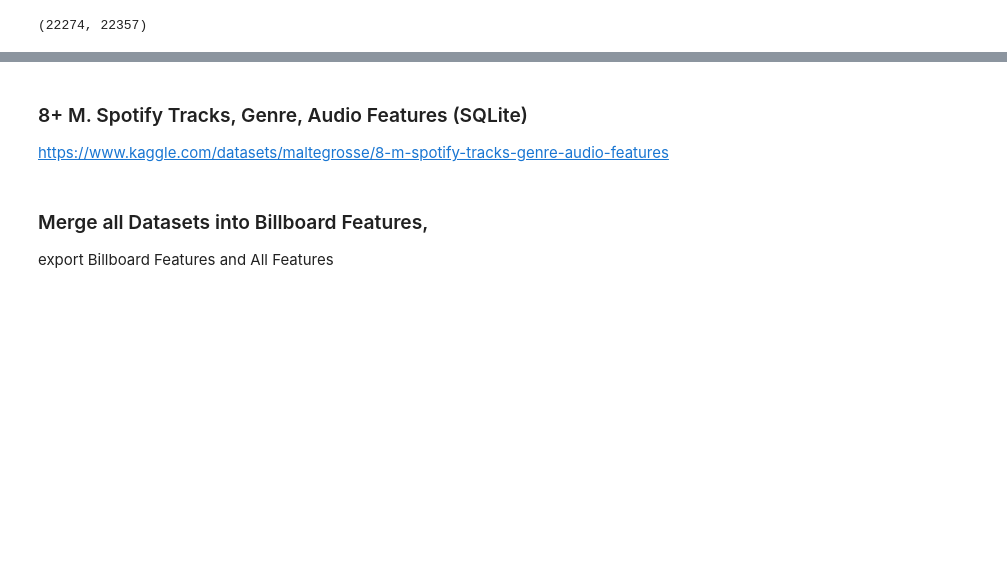
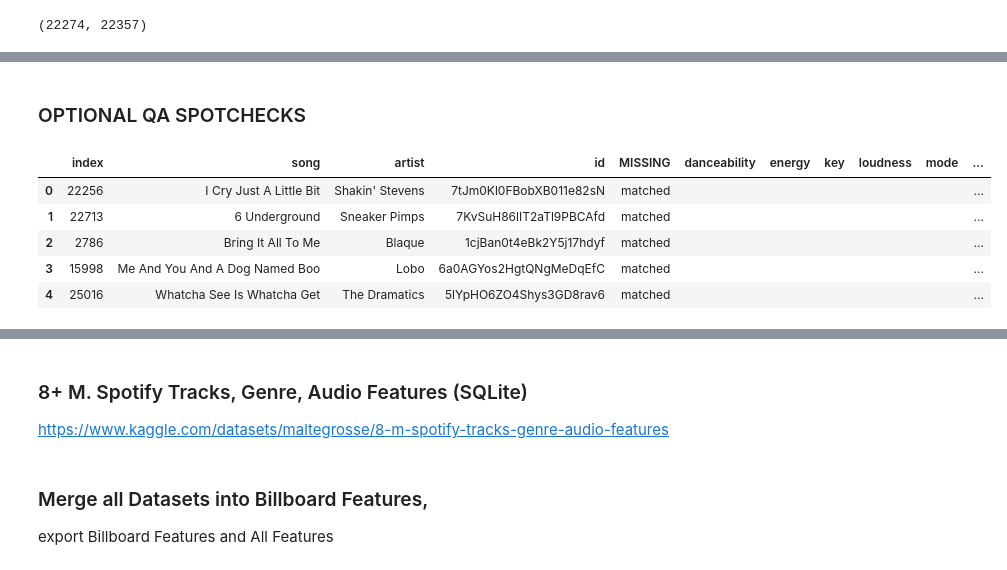
Before and after one commit to KevinCarr42/Billboard-100-Audio-Feature-Analytics, a Jupyter notebook: Kevin 820 Dataset v2.ipynb, the cells around one changed output, grey strips where cells are left out. Saved outputs shown, nothing was run; the diff lists cells and outputs as text; code cells hidden in the pictures; blank space fills up the shorter version.

```diff
--- a/Kevin 820 Dataset v2.ipynb
+++ b/Kevin 820 Dataset v2.ipynb
@@ -288,0 +364,25 @@ len(need_audio_features.id)
+# %% [markdown]
+### OPTIONAL QA SPOTCHECKS
+# %%
+#### TODO: QA check ####
+# should I confirm that i get the same audio features as from the other datasets??
+# maybe do a small spotcheck
+
+QA_DATAFRAME = df_billboard_songs[df_billboard_songs.MISSING == 'matched'].sample(100).reset_index()
+
+list_of_features = [
+    'danceability', 'energy', 'key', 'loudness', 'mode', 'speechiness', 'acousticness',
+    'instrumentalness', 'liveness', 'valence', 'tempo', 'duration_ms', 'time_signature'
+]
+
+for feature in list_of_features:
+    QA_DATAFRAME[feature] = ''
+
+QA_DATAFRAME.head()
+# %% [output]
+|  | index | song | artist | id | MISSING | danceability | energy | key | loudness | mode | ... |
+| 0 | 22256 | I Cry Just A Little Bit | Shakin' Stevens | 7tJm0Kl0FBobXB011e82sN | matched |  |  |  |  |  | ... |
+| 1 | 22713 | 6 Underground | Sneaker Pimps | 7KvSuH86lIT2aTl9PBCAfd | matched |  |  |  |  |  | ... |
+| 2 | 2786 | Bring It All To Me | Blaque | 1cjBan0t4eBk2Y5j17hdyf | matched |  |  |  |  |  | ... |
+| 3 | 15998 | Me And You And A Dog Named Boo | Lobo | 6a0AGYos2HgtQNgMeDqEfC | matched |  |  |  |  |  | ... |
+| 4 | 25016 | Whatcha See Is Whatcha Get | The Dramatics | 5lYpHO6ZO4Shys3GD8rav6 | matched |  |  |  |  |  | ... |
```
Also changed, not shown: parts of 47 cells of this notebook, 3 other files.
